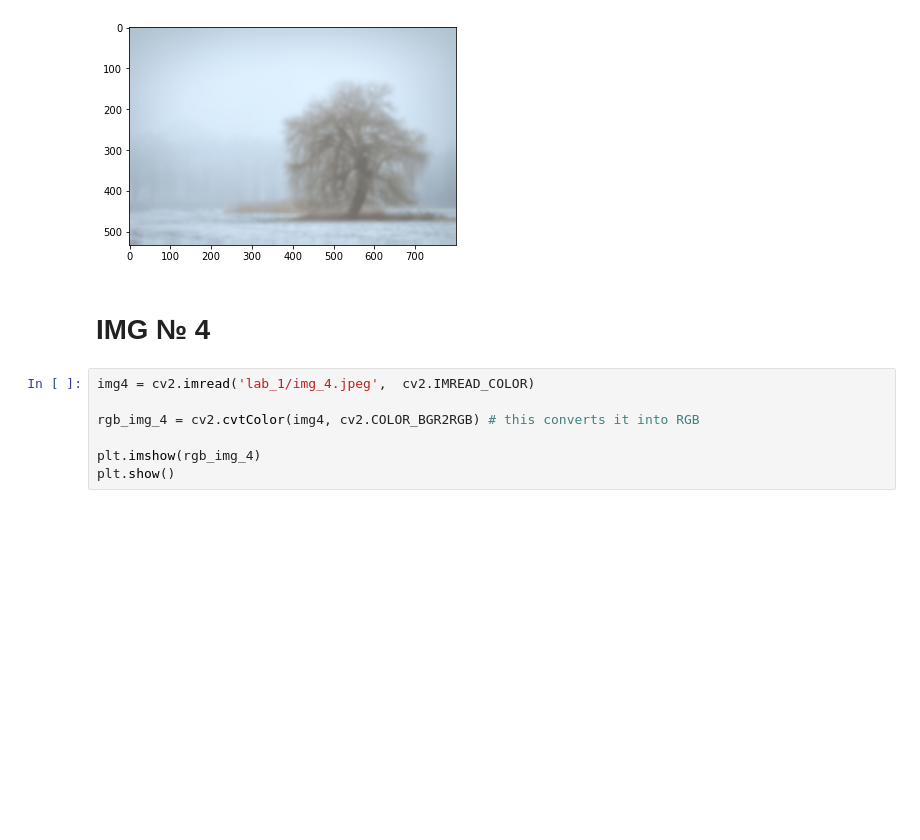
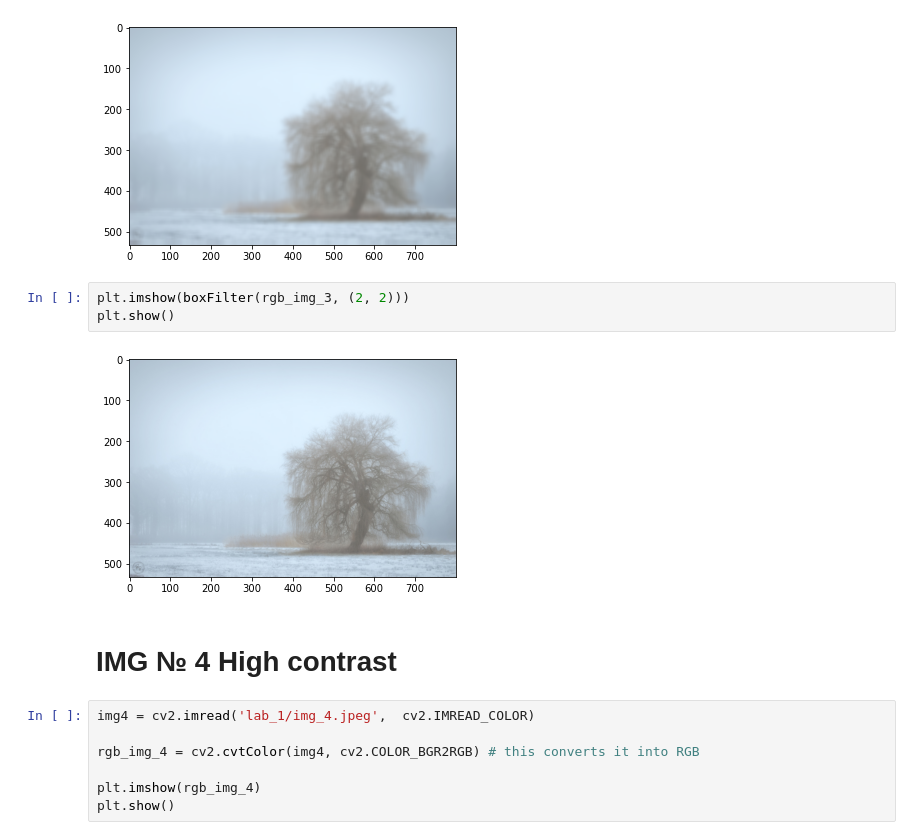
Before and after one commit to DmytroPetrov/cv-2022, a Jupyter notebook: lab_1/BoxFiltering.ipynb, the cells around one changed output. Cells and saved outputs as stored; diff of their text form; blank space fills up the shorter version.

```diff
--- a/lab_1/BoxFiltering.ipynb
+++ b/lab_1/BoxFiltering.ipynb
@@ -91,8 +101,13 @@ plt.imshow(boxFilter(rgb_img_3, (10, 10)))
 plt.show()
 # %% [output]
 [figure]
+# %%
+plt.imshow(boxFilter(rgb_img_3, (2, 2)))
+plt.show()
+# %% [output]
+[figure, added]
 # %% [markdown]
-# IMG № 4
+# IMG № 4 High contrast
 # %%
 img4 = cv2.imread('lab_1/img_4.jpeg',  cv2.IMREAD_COLOR)
 
```
Also changed, not shown: parts of 7 cells of this notebook.
